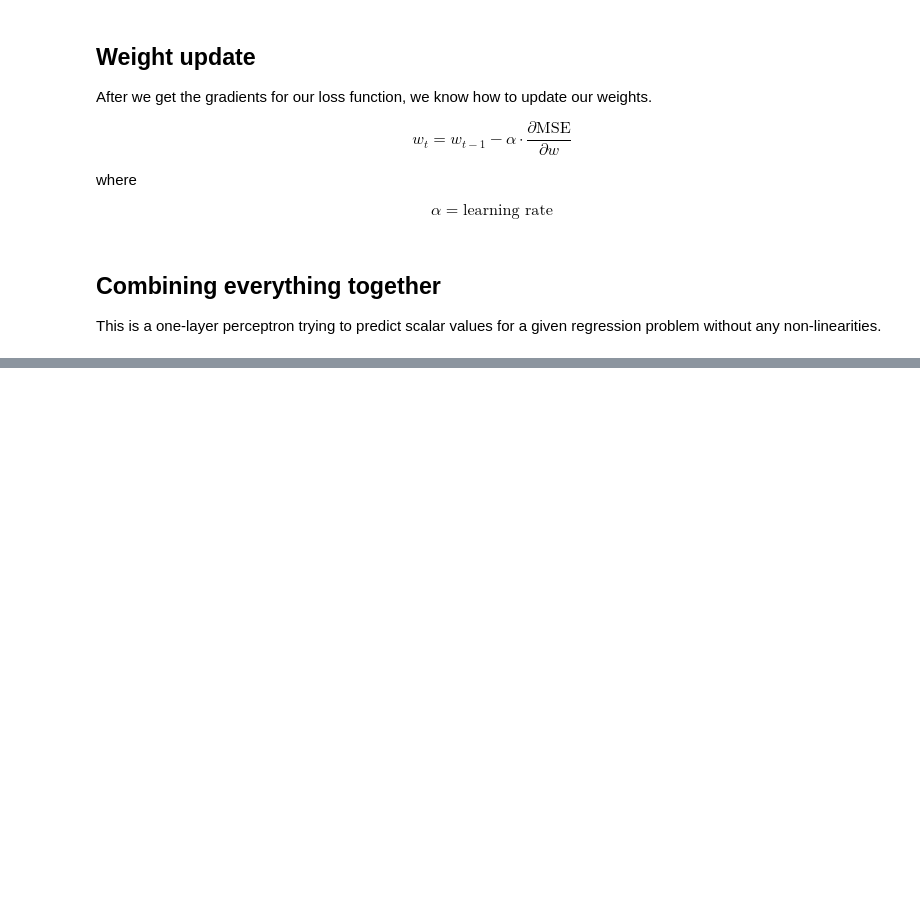
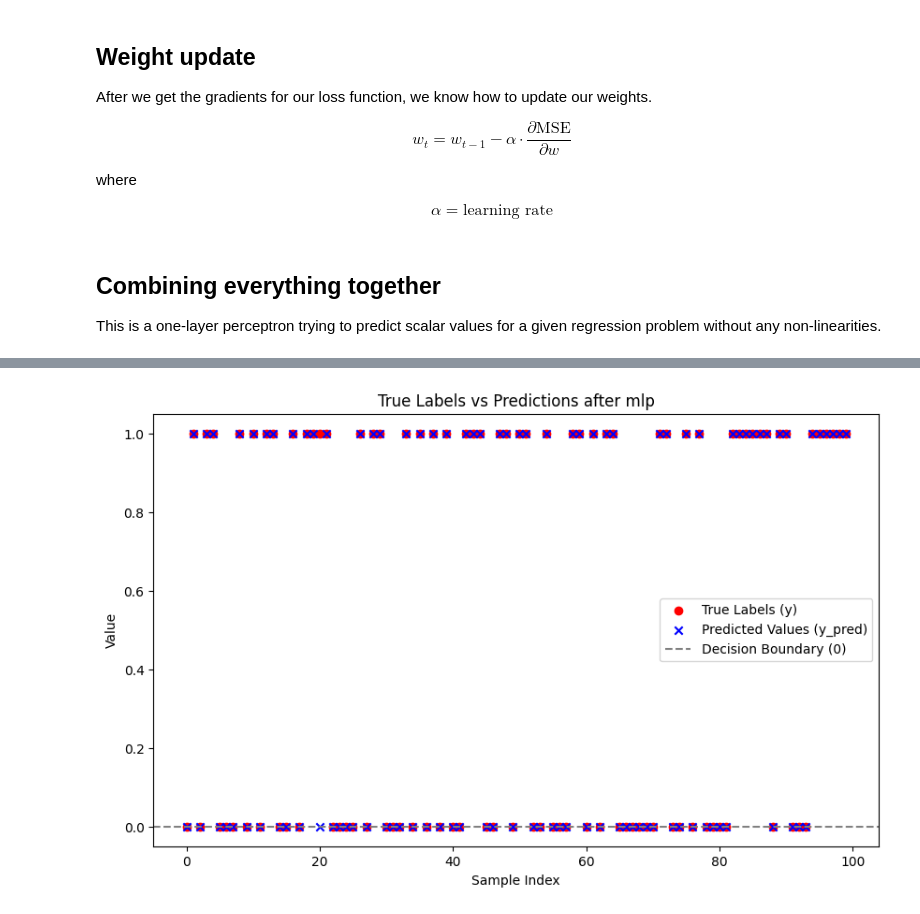
Before and after one commit to workofart/ml-notebooks, a Jupyter notebook: mlp.ipynb, the cells around one changed output, grey strips where cells are left out. Saved outputs shown, nothing was run; the diff lists cells and outputs as text; code cells hidden in the pictures; blank space fills up the shorter version.

```diff
--- a/mlp.ipynb
+++ b/mlp.ipynb
@@ -153,0 +238,5 @@ plot_regression(y=y, y_pred=np.dot(X, w) + b, custom_title="after mlp")
+# %%
+y_pred = (sigmoid(np.dot(X, w) + b) >= 0.5).astype(int)
+plot_classification(y, y_pred=y_pred, custom_title="after mlp")
+# %% [output]
+[figure, added]
```
Also changed, not shown: parts of 7 cells of this notebook.
